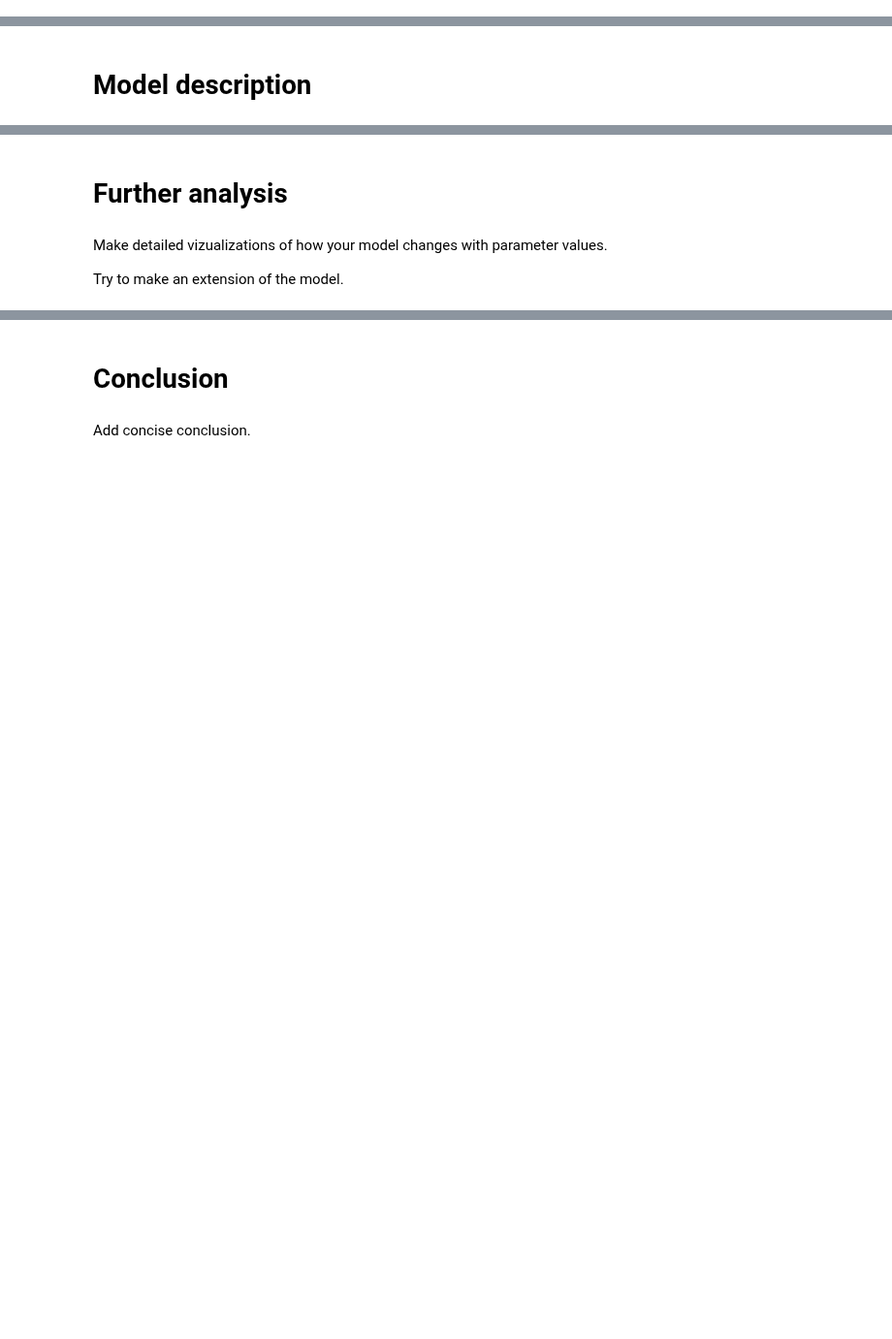
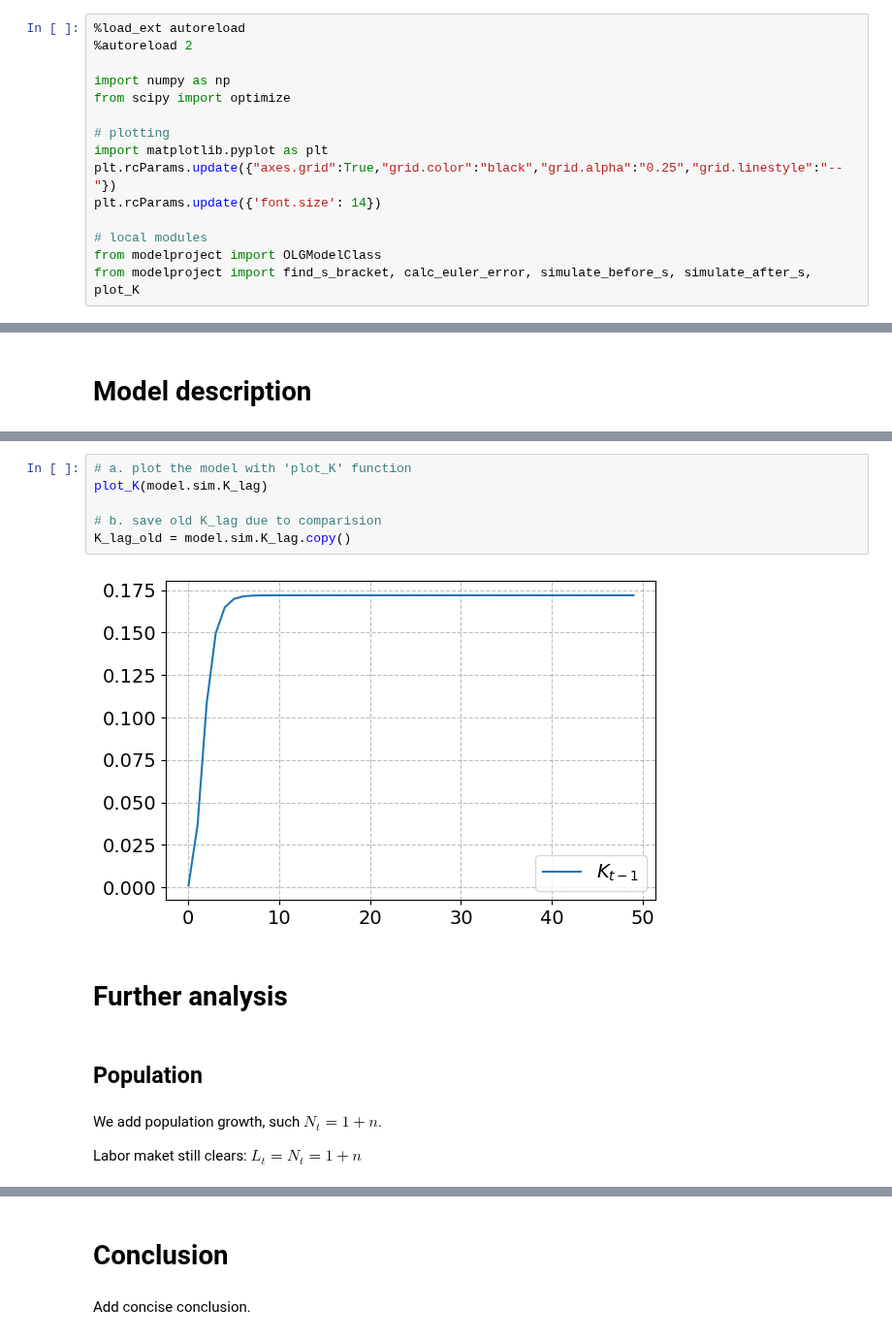
Before and after one commit to NumEconCopenhagen/projects-2023-cbjk, a Jupyter notebook: modelproject/modelproject.ipynb, the cells around one changed output, grey strips where cells are left out. Shown at 97% size. Drawn from its saved outputs; the diff is of its cells as text; blank space fills up the shorter version.

```diff
--- a/modelproject/modelproject.ipynb
+++ b/modelproject/modelproject.ipynb
@@ -20,0 +5,15 @@ import modelproject
+# %%
+%load_ext autoreload
+%autoreload 2
+
+import numpy as np
+from scipy import optimize
+
+# plotting
+import matplotlib.pyplot as plt
+plt.rcParams.update({"axes.grid":True,"grid.color":"black","grid.alpha":"0.25","grid.linestyle":"--"})
+plt.rcParams.update({'font.size': 14})
+
+# local modules
+from modelproject import OLGModelClass
+from modelproject import find_s_bracket, calc_euler_error, simulate_before_s, simulate_after_s, plot_K
@@ -45,6 +76,16 @@ Are there any problems with convergence? Does the model converge for all startin
+# %%
+# a. plot the model with 'plot_K' function
+plot_K(model.sim.K_lag)
+
+# b. save old K_lag due to comparision
+K_lag_old = model.sim.K_lag.copy()
+# %% [output]
+[figure, added]
 # %% [markdown]
 # Further analysis
-# %% [markdown]
-Make detailed vizualizations of how your model changes with parameter values.
-
-Try to make an extension of the model.
+# %% [markdown]
+## Population
+# %% [markdown]
+We add population growth, such $N_t = 1 + n$.
+
+Labor maket still clears: $L_t = N_t = 1 + n$
```
Also changed, not shown: parts of 17 cells of this notebook, 1 other file.
